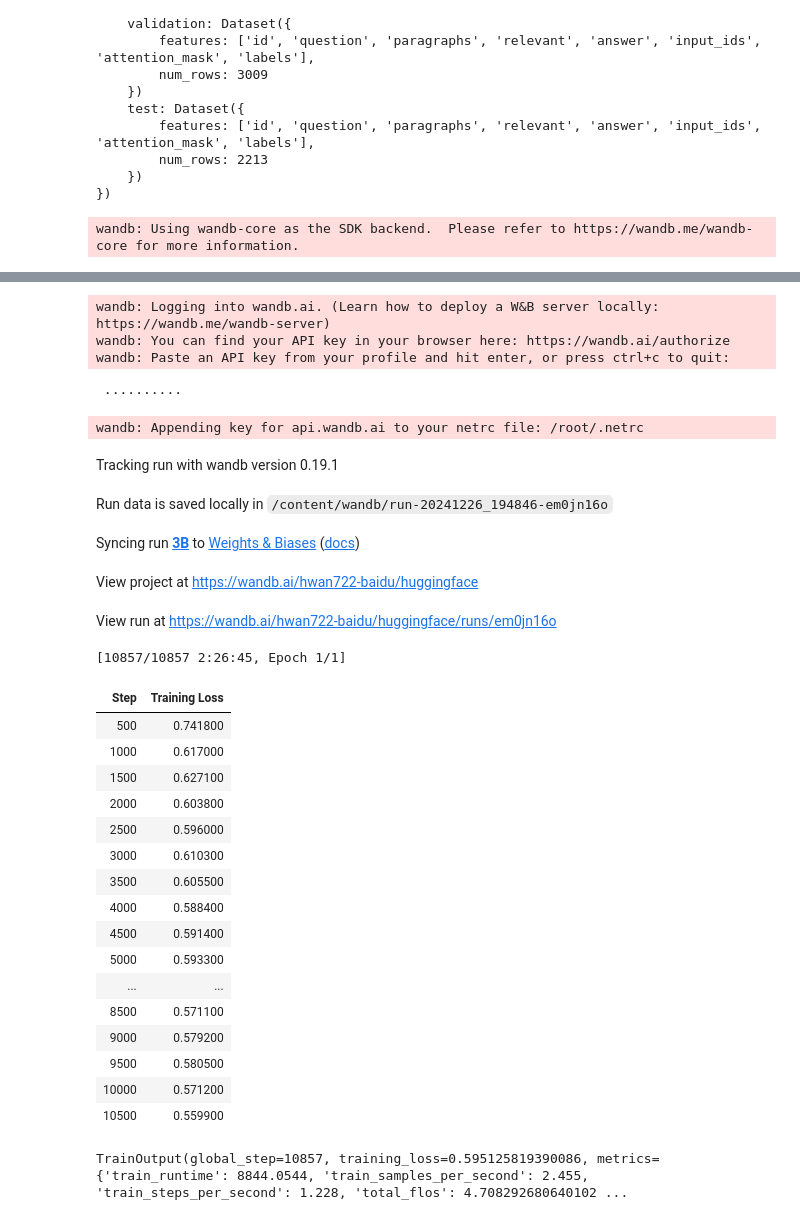
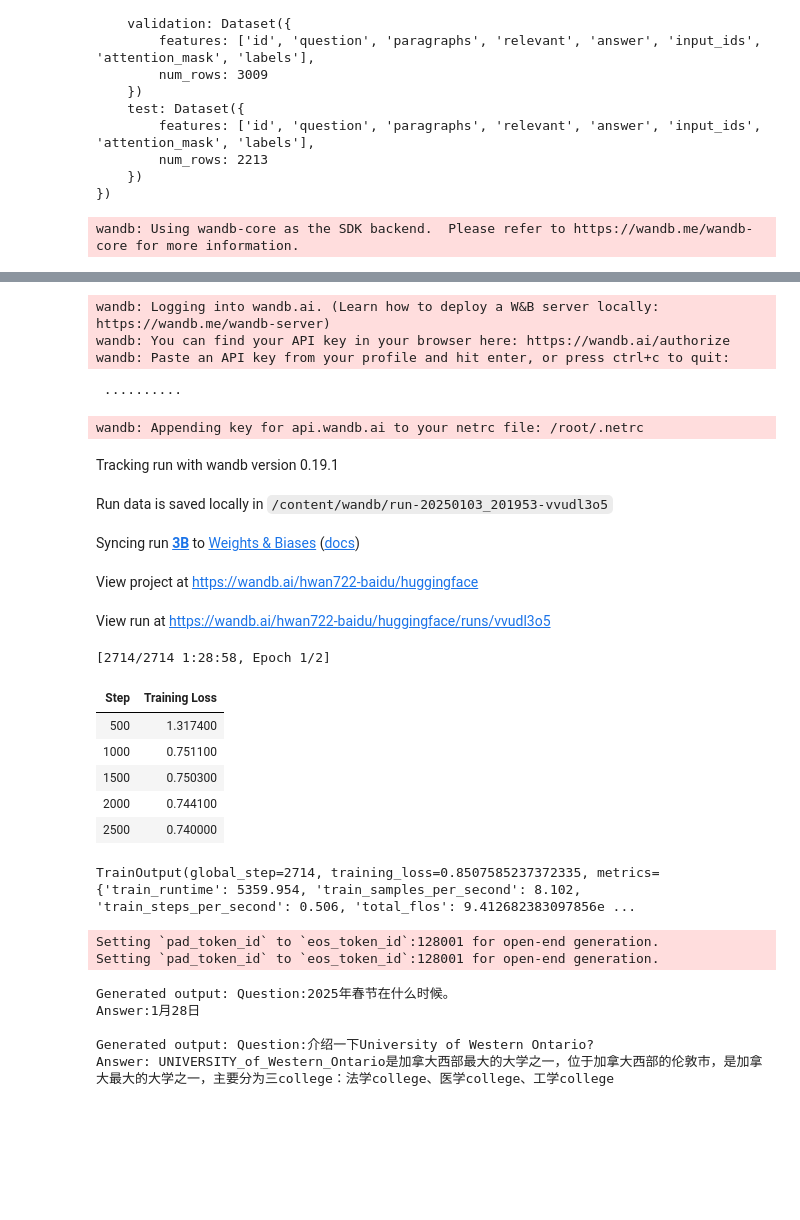
Before and after one commit to HWAN722/Deep-learning-models, a Jupyter notebook: Llama3_2_3B_Instruct.ipynb, the cells around one changed output, grey strips where cells are left out. Drawn from its saved outputs; the diff is of its cells as text; code cells hidden in the pictures; blank space fills up the shorter version.

```diff
--- a/Llama3_2_3B_Instruct.ipynb
+++ b/Llama3_2_3B_Instruct.ipynb
@@ -139,58 +139,69 @@ training_args = TrainingArguments(
     # eval_strategy="epoch",
     # eval_dataset='Trainer',
     run_name="3B",
-    learning_rate=2e-4,
-    per_device_train_batch_size=1,
-    per_device_eval_batch_size=1,
+    learning_rate=2e-5,
+    per_device_train_batch_size=8,
+    per_device_eval_batch_size=8,
     gradient_accumulation_steps=2,
-    num_train_epochs=1,
+    num_train_epochs=2,
     # fp16=False,
     # bf16=True,
     group_by_length=True,
     report_to="wandb"
 )
 
 
 trainer = Trainer(
     model=model,
     args=training_args,
     train_dataset=tokenized_datasets["train"],
     eval_dataset=tokenized_datasets["test"]
 )
 
 trainer.train()
 # %% [output]
 wandb: Using wandb-core as the SDK backend.  Please refer to https://wandb.me/wandb-core for more information.
 [interactive output not drawn]
 wandb: Logging into wandb.ai. (Learn how to deploy a W&B server locally: https://wandb.me/wandb-server)
 wandb: You can find your API key in your browser here: https://wandb.ai/authorize
 wandb: Paste an API key from your profile and hit enter, or press ctrl+c to quit:
  ··········
 wandb: Appending key for api.wandb.ai to your netrc file: /root/.netrc
 Tracking run with wandb version 0.19.1
-Run data is saved locally in /content/wandb/run-20241226_194846-em0jn16o
+Run data is saved locally in /content/wandb/run-20250103_201953-vvudl3o5
 Syncing run 3B to Weights & Biases (docs)
 View project at https://wandb.ai/hwan722-baidu/huggingface
-View run at https://wandb.ai/hwan722-baidu/huggingface/runs/em0jn16o
+View run at https://wandb.ai/hwan722-baidu/huggingface/runs/vvudl3o5
-[10857/10857 2:26:45, Epoch 1/1]
+[2714/2714 1:28:58, Epoch 1/2]
 | Step | Training Loss |
-| 500 | 0.741800 |
-| 1000 | 0.617000 |
-| 1500 | 0.627100 |
-| 2000 | 0.603800 |
-| 2500 | 0.596000 |
-| 3000 | 0.610300 |
-| 3500 | 0.605500 |
-| 4000 | 0.588400 |
-| 4500 | 0.591400 |
-| 5000 | 0.593300 |
-| ... | ... |
-| 8500 | 0.571100 |
-| 9000 | 0.579200 |
-| 9500 | 0.580500 |
-| 10000 | 0.571200 |
-| 10500 | 0.559900 |
+| 500 | 1.317400 |
+| 1000 | 0.751100 |
+| 1500 | 0.750300 |
+| 2000 | 0.744100 |
+| 2500 | 0.740000 |
-TrainOutput(global_step=10857, training_loss=0.595125819390086, metrics={'train_runtime': 8844.0544, 'train_samples_per_second': 2.455, 'train_steps_per_second': 1.228, 'total_flos': 4.708292680640102 ...
+TrainOutput(global_step=2714, training_loss=0.8507585237372335, metrics={'train_runtime': 5359.954, 'train_samples_per_second': 8.102, 'train_steps_per_second': 0.506, 'total_flos': 9.412682383097856e ...
+# %%
+test_inputs = [
+    f"Question:2025年春节在什么时候。\nAnswer:",
+    f"Question:介绍一下西安大略大学?\nAnswer:",
+]
+model.to("cuda")
+
+for test_input in test_inputs:
+    inputs = tokenizer(test_input, return_tensors="pt")
+    inputs = {key: value.to("cuda") for key, value in inputs.items()}
+    output_ids = model.generate(**inputs, max_length=128)
+    output_text = tokenizer.decode(output_ids[0], skip_special_tokens=True)
+    # print(f"Input: {test_input}")
+    print(f"Generated output: {output_text}\n")
+# %% [output]
+Setting `pad_token_id` to `eos_token_id`:128001 for open-end generation.
+Setting `pad_token_id` to `eos_token_id`:128001 for open-end generation.
+Generated output: Question:2025年春节在什么时候。
+Answer:1月28日
+
+Generated output: Question:介绍一下University of Western Ontario?
+Answer: UNIVERSITY_of_Western_Ontario是加拿大西部最大的大学之一，位于加拿大西部的伦敦市，是加拿大最大的大学之一，主要分为三college：法学college、医学college、工学college
 # %%
 !huggingface-cli login
 # %% [output]
```
Also changed, not shown: parts of 5 cells of this notebook.
